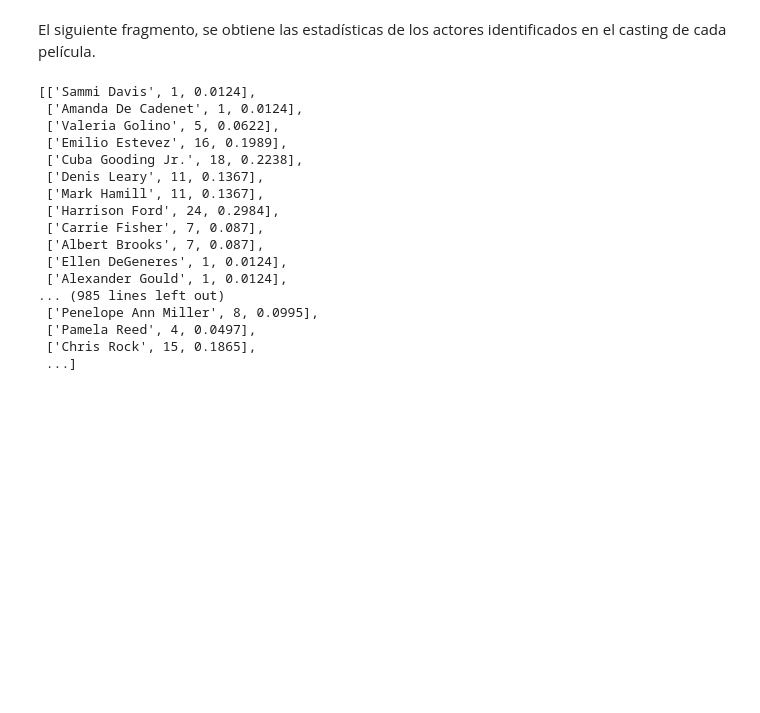
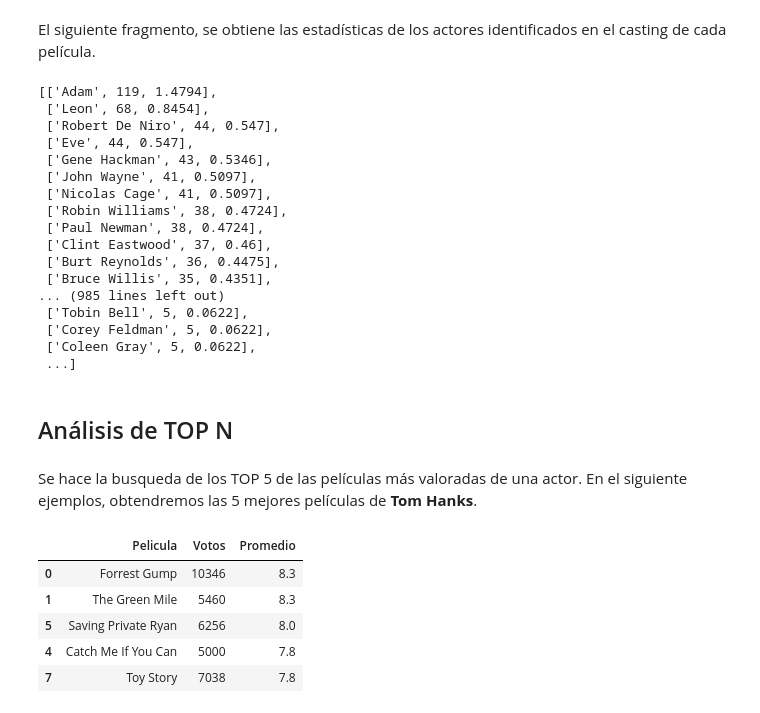
Before and after one commit to vicho-bece/Python-Data-Analytics, a Jupyter notebook: Movie_rating/movie_rate.ipynb, the cells around one changed output. Drawn from its saved outputs; the diff is of its cells as text; code cells hidden in the pictures; blank space fills up the shorter version.

Commit message:
Actualización del notebook y requirements.txt
Análisis Top 5
matplotlib.pyplot

```diff
--- a/Movie_rating/movie_rate.ipynb
+++ b/Movie_rating/movie_rate.ipynb
@@ -195,22 +211,57 @@ for actor in actores:
     percent = round((count / total) * 100, 4)
     actores_stat.append([actor, count, percent])
 
+actores_stat.sort(key=lambda x: x[1], reverse=True)
 actores_stat
 # %% [output]
-[['Sammi Davis', 1, 0.0124],
- ['Amanda De Cadenet', 1, 0.0124],
- ['Valeria Golino', 5, 0.0622],
- ['Emilio Estevez', 16, 0.1989],
- ['Cuba Gooding Jr.', 18, 0.2238],
- ['Denis Leary', 11, 0.1367],
- ['Mark Hamill', 11, 0.1367],
- ['Harrison Ford', 24, 0.2984],
- ['Carrie Fisher', 7, 0.087],
- ['Albert Brooks', 7, 0.087],
- ['Ellen DeGeneres', 1, 0.0124],
- ['Alexander Gould', 1, 0.0124],
+[['Adam', 119, 1.4794],
+ ['Leon', 68, 0.8454],
+ ['Robert De Niro', 44, 0.547],
+ ['Eve', 44, 0.547],
+ ['Gene Hackman', 43, 0.5346],
+ ['John Wayne', 41, 0.5097],
+ ['Nicolas Cage', 41, 0.5097],
+ ['Robin Williams', 38, 0.4724],
+ ['Paul Newman', 38, 0.4724],
+ ['Clint Eastwood', 37, 0.46],
+ ['Burt Reynolds', 36, 0.4475],
+ ['Bruce Willis', 35, 0.4351],
 ... (985 lines left out)
- ['Penelope Ann Miller', 8, 0.0995],
- ['Pamela Reed', 4, 0.0497],
- ['Chris Rock', 15, 0.1865],
+ ['Tobin Bell', 5, 0.0622],
+ ['Corey Feldman', 5, 0.0622],
+ ['Coleen Gray', 5, 0.0622],
  ...]
+# %% [markdown]
+## Análisis de TOP N
+# %% [markdown]
+Se hace la busqueda de los TOP 5 de las películas más valoradas de una actor.
+En el siguiente ejemplos, obtendremos las 5 mejores películas de **Tom Hanks**.
+# %%
+# Variable que contiene el nombre del actor
+name = 'Tom Hanks'
+
+# Dataframe para almacenar las peliculas del actor, incluye nombre, número de votos y promedio de la valoración
+peliculas = pd.DataFrame(columns=['Pelicula', 'Votos', 'Promedio'])
+
+# Iterar cada pelicula del dataset
+for i, row in data.iterrows():
+
+    actors = row['cast']
+
+    # Condicional para asegurar que el actor este en el casting de una pelicula
+    if name in actors:
+
+        peliculas.loc[len(peliculas)] = {'Pelicula': row['title'], 'Votos': row['vote_count'], 'Promedio': row['vote_average']}
+
+# Ordenar por el promedio y obtener el Top 5
+peliculas.sort_values(by='Promedio', inplace=True, ascending=False)
+peliculas = peliculas[:5]
+
+peliculas
+# %% [output]
+|  | Pelicula | Votos | Promedio |
+| 0 | Forrest Gump | 10346 | 8.3 |
+| 1 | The Green Mile | 5460 | 8.3 |
+| 5 | Saving Private Ryan | 6256 | 8.0 |
+| 4 | Catch Me If You Can | 5000 | 7.8 |
+| 7 | Toy Story | 7038 | 7.8 |
```
Also changed, not shown: parts of 10 cells of this notebook, 1 other file.
